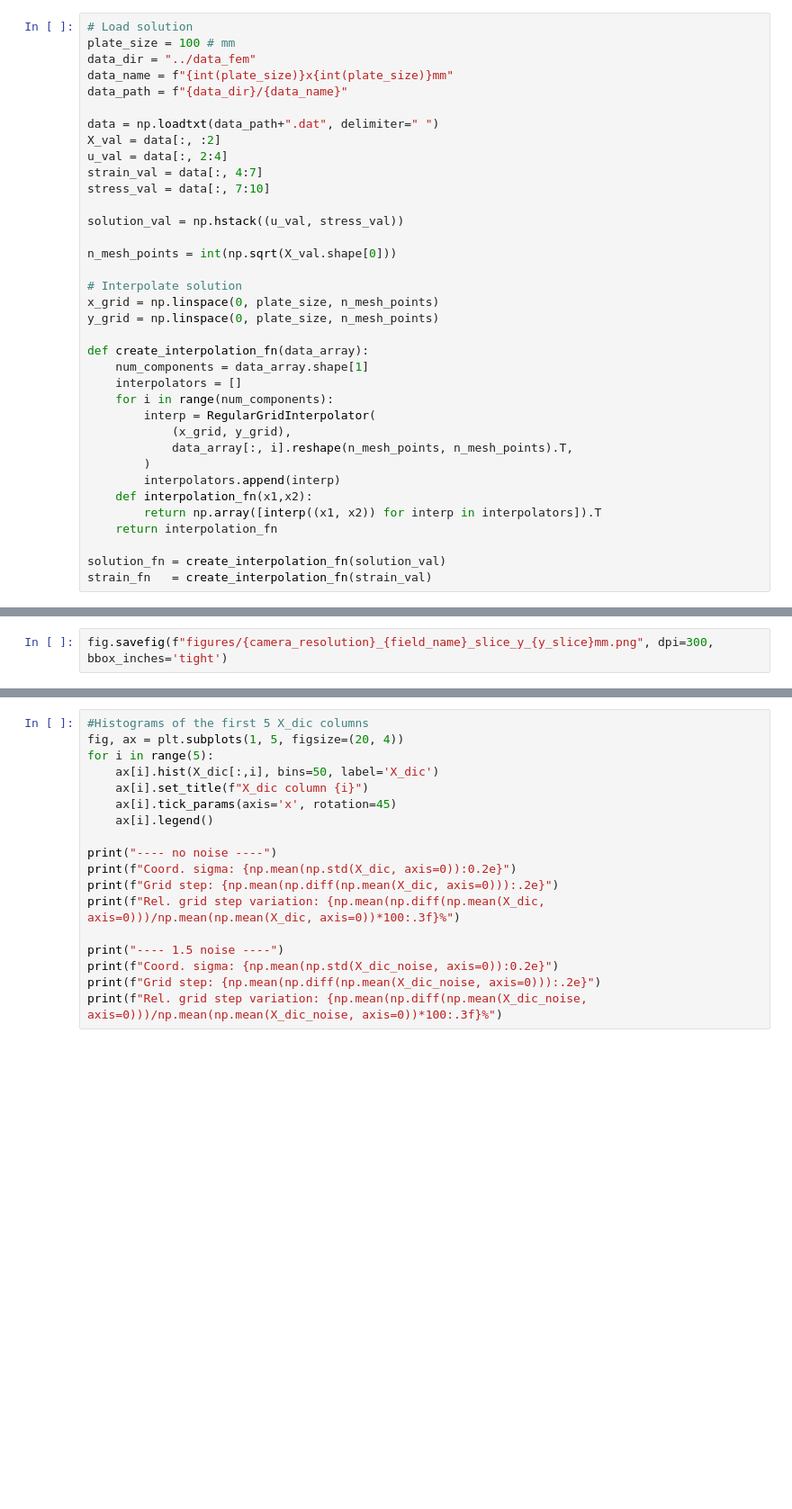
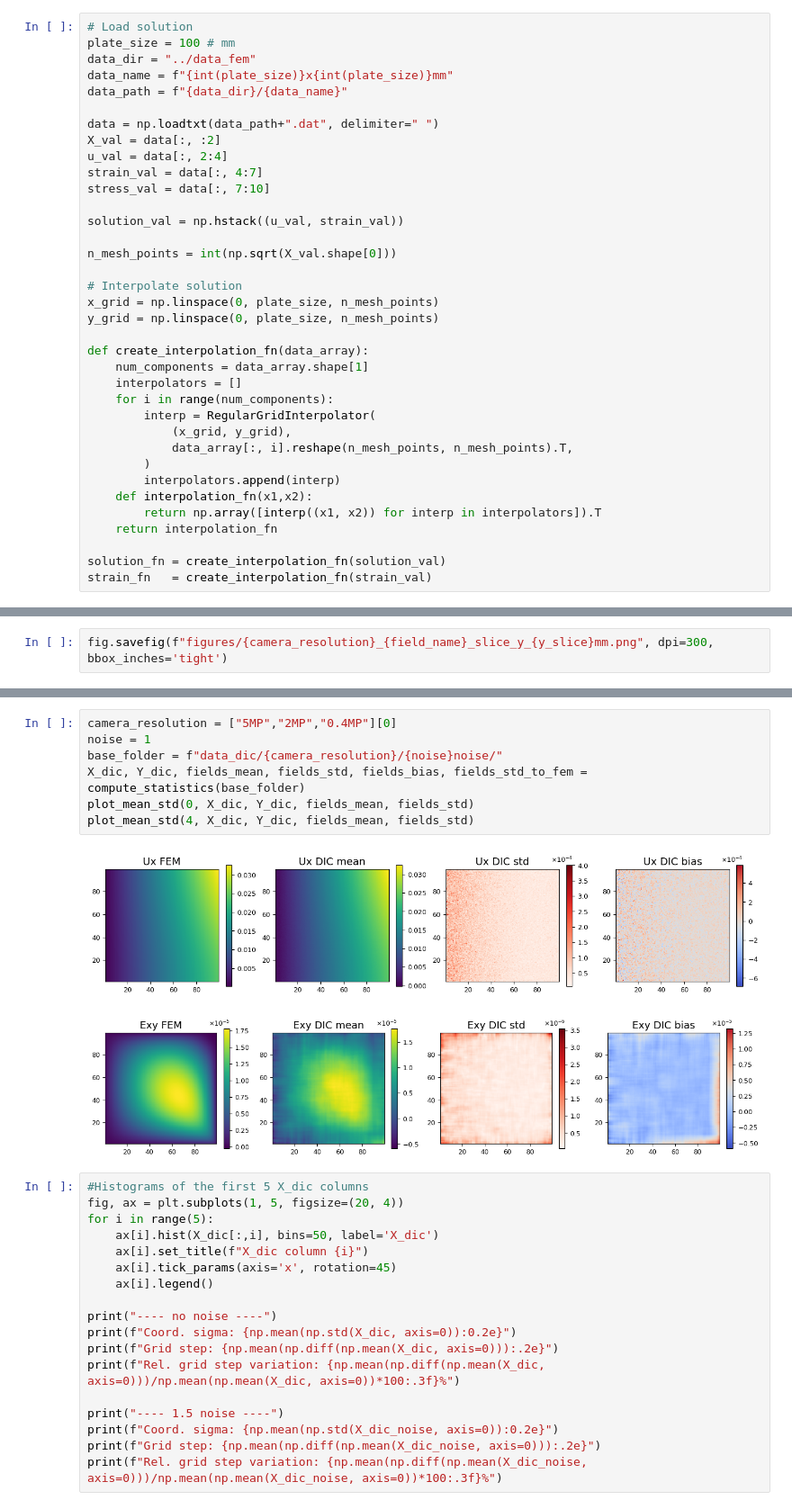
Before and after one commit to bonneted/PINN-MT2.0, a Jupyter notebook: 1_side_loaded_plate/2_noise_study/dic_study.ipynb, the cells around one changed output, grey strips where cells are left out. Shown at 90% size. Saved outputs shown, nothing was run; the diff lists cells and outputs as text; blank space fills up the shorter version.

```diff
--- a/1_side_loaded_plate/2_noise_study/dic_study.ipynb
+++ b/1_side_loaded_plate/2_noise_study/dic_study.ipynb
@@ -19,7 +19,7 @@ u_val = data[:, 2:4]
 strain_val = data[:, 4:7]
 stress_val = data[:, 7:10]
 
-solution_val = np.hstack((u_val, stress_val))
+solution_val = np.hstack((u_val, strain_val))
 
 n_mesh_points = int(np.sqrt(X_val.shape[0]))
 
@@ -292,3 +326,13 @@ Ux DIC std:  0.012473767453957433
+# %%
+camera_resolution = ["5MP","2MP","0.4MP"][0]
+noise = 1
+base_folder = f"data_dic/{camera_resolution}/{noise}noise/"
+X_dic, Y_dic, fields_mean, fields_std, fields_bias, fields_std_to_fem = compute_statistics(base_folder)
+plot_mean_std(0, X_dic, Y_dic, fields_mean, fields_std)
+plot_mean_std(4, X_dic, Y_dic, fields_mean, fields_std)
+# %% [output]
+[figure, added]
+[figure, added]
 # %%
 #Histograms of the first 5 X_dic columns
 fig, ax = plt.subplots(1, 5, figsize=(20, 4))
```
Also changed, not shown: parts of 6 cells of this notebook.
